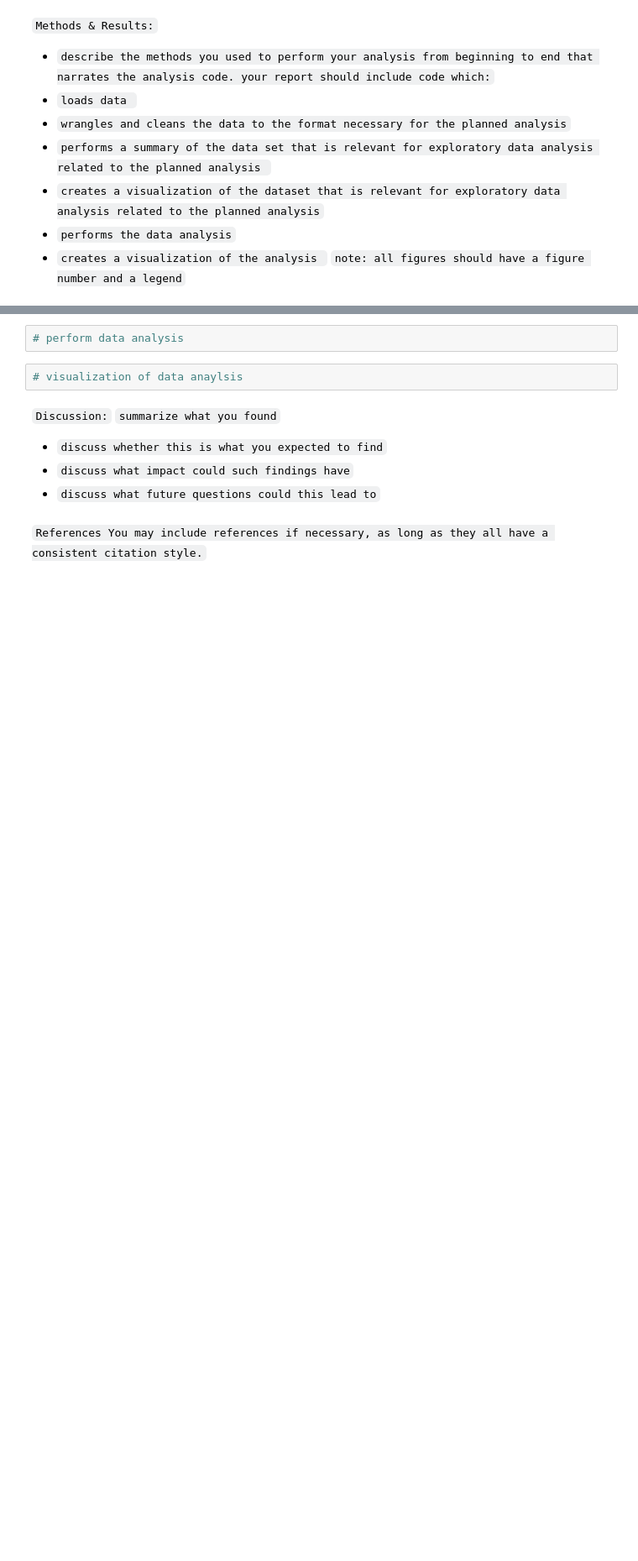
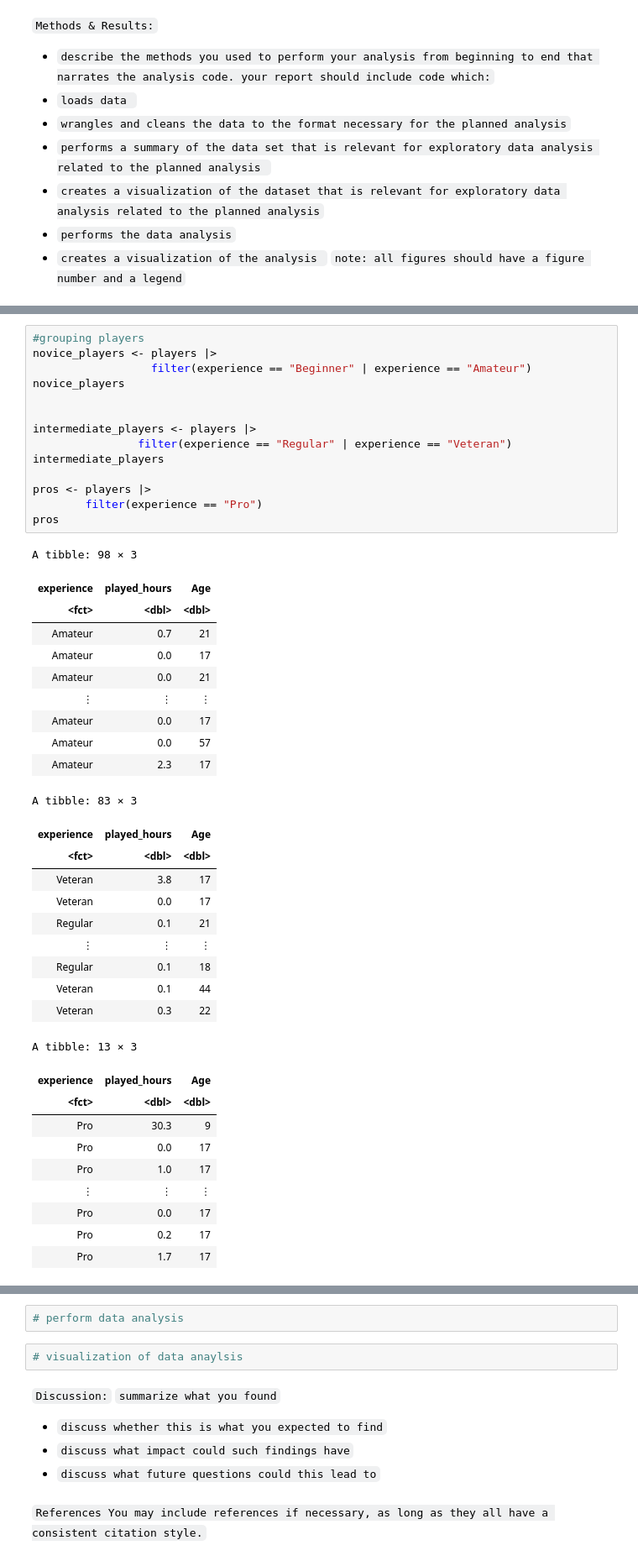
Before and after one commit to audryleine-isidro/dsci-final-project, a Jupyter notebook: Project Final Report- project 009- 35.ipynb, the cells around one changed output, grey strips where cells are left out. Shown at 84% size. Saved outputs shown, nothing was run; the diff lists cells and outputs as text; blank space fills up the shorter version.

```diff
--- a/Project Final Report- project 009- 35.ipynb
+++ b/Project Final Report- project 009- 35.ipynb
@@ -113,0 +148,45 @@ A tibble: 194 × 3
+# %%
+#grouping players
+novice_players <- players |>
+                  filter(experience == "Beginner" | experience == "Amateur")
+novice_players
+
+
+intermediate_players <- players |>
+                filter(experience == "Regular" | experience == "Veteran")
+intermediate_players
+
+pros <- players |>
+        filter(experience == "Pro")
+pros
+# %% [output]
+A tibble: 98 × 3
+| experience | played_hours | Age |
+| <fct> | <dbl> | <dbl> |
+| Amateur | 0.7 | 21 |
+| Amateur | 0.0 | 17 |
+| Amateur | 0.0 | 21 |
+| ⋮ | ⋮ | ⋮ |
+| Amateur | 0.0 | 17 |
+| Amateur | 0.0 | 57 |
+| Amateur | 2.3 | 17 |
+A tibble: 83 × 3
+| experience | played_hours | Age |
+| <fct> | <dbl> | <dbl> |
+| Veteran | 3.8 | 17 |
+| Veteran | 0.0 | 17 |
+| Regular | 0.1 | 21 |
+| ⋮ | ⋮ | ⋮ |
+| Regular | 0.1 | 18 |
+| Veteran | 0.1 | 44 |
+| Veteran | 0.3 | 22 |
+A tibble: 13 × 3
+| experience | played_hours | Age |
+| <fct> | <dbl> | <dbl> |
+| Pro | 30.3 | 9 |
+| Pro | 0.0 | 17 |
+| Pro | 1.0 | 17 |
+| ⋮ | ⋮ | ⋮ |
+| Pro | 0.0 | 17 |
+| Pro | 0.2 | 17 |
+| Pro | 1.7 | 17 |
```
Also changed, not shown: parts of 8 cells of this notebook.
